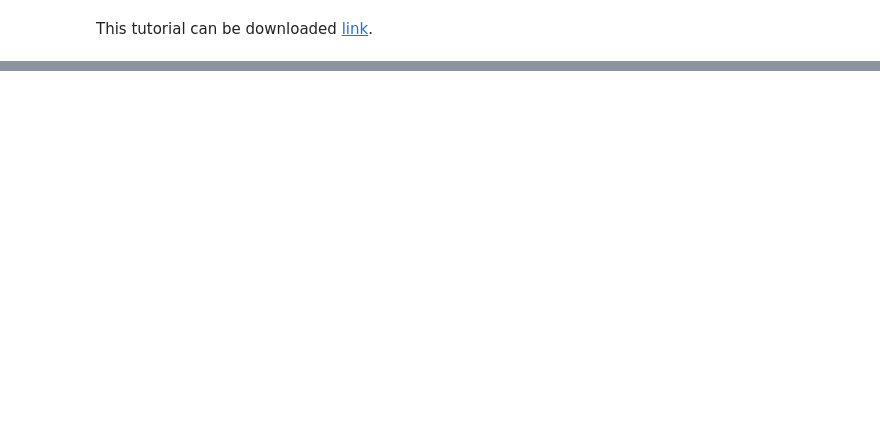
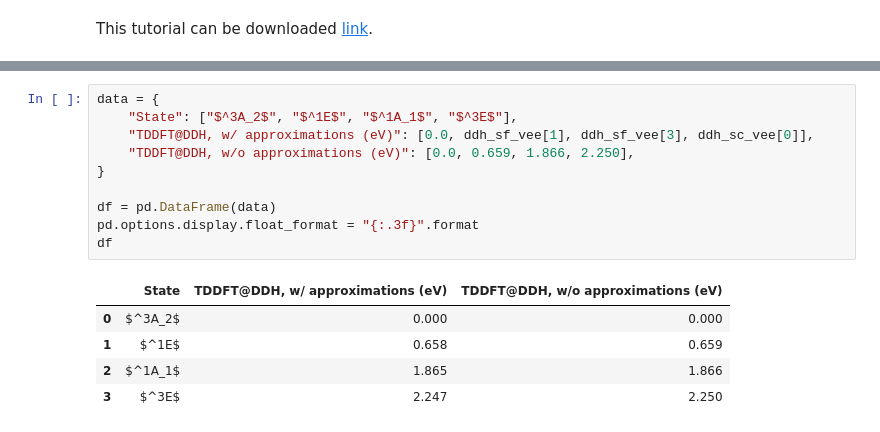
Before and after one commit to west-code-development/West, a Jupyter notebook: Doc/tutorials/basic/basic_010.ipynb, the cells around one changed output, grey strips where cells are left out. Saved outputs shown, nothing was run; the diff lists cells and outputs as text; blank space fills up the shorter version.

```diff
--- a/Doc/tutorials/basic/basic_010.ipynb
+++ b/Doc/tutorials/basic/basic_010.ipynb
@@ -377,0 +495,16 @@ df
+# %%
+data = {
+    "State": ["$^3A_2$", "$^1E$", "$^1A_1$", "$^3E$"],
+    "TDDFT@DDH, w/ approximations (eV)": [0.0, ddh_sf_vee[1], ddh_sf_vee[3], ddh_sc_vee[0]],
+    "TDDFT@DDH, w/o approximations (eV)": [0.0, 0.659, 1.866, 2.250],
+}
+
+df = pd.DataFrame(data)
+pd.options.display.float_format = "{:.3f}".format
+df
+# %% [output]
+|  | State | TDDFT@DDH, w/ approximations (eV) | TDDFT@DDH, w/o approximations (eV) |
+| 0 | $^3A_2$ | 0.000 | 0.000 |
+| 1 | $^1E$ | 0.658 | 0.659 |
+| 2 | $^1A_1$ | 1.865 | 1.866 |
+| 3 | $^3E$ | 2.247 | 2.250 |
```
Also changed, not shown: parts of 140 cells of this notebook, 6 other files.
